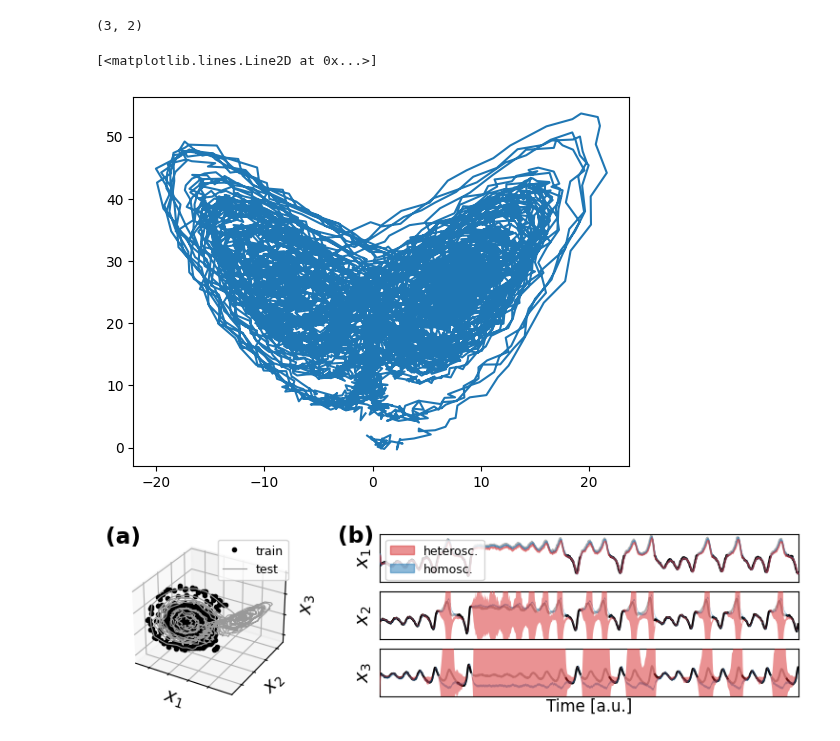
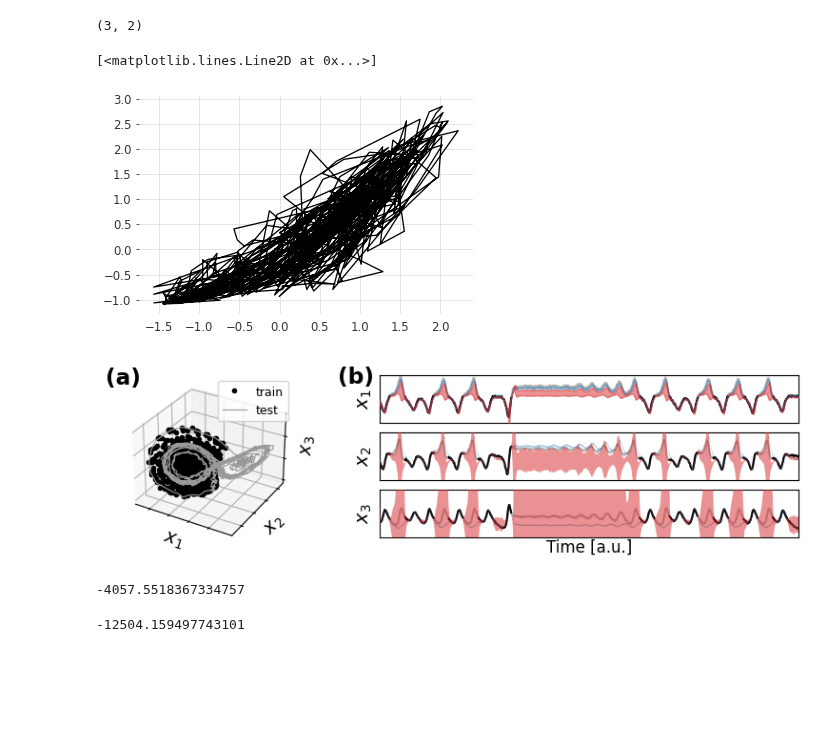
Before and after one commit to christiando/gaussian-toolbox, a Jupyter notebook: timeseries/experiments_scripts/Lorenz.ipynb, the cells around one changed output. Saved outputs shown, nothing was run; the diff lists cells and outputs as text; code cells hidden in the pictures; blank space fills up the shorter version.

```diff
--- a/timeseries/experiments_scripts/Lorenz.ipynb
+++ b/timeseries/experiments_scripts/Lorenz.ipynb
@@ -248,24 +248,26 @@ recommend_dims(x_tr)
 # %% [output]
 (3, 2)
 # %%
-pyplot.plot(x_all[:,0], x_tr[:,2], '')
+pyplot.plot(x_tr[:,0], x_tr[:,2], '')
 # %% [output]
 [<matplotlib.lines.Line2D at 0x...>]
-[figure, old version]
+[figure, new version]
 # %%
+from matplotlib import pyplot as plt
+plt.rcdefaults()
 plt.rc('font', size = 14)
 fig = plt.figure(figsize=(8,2))
 
-x_tr_nan = scaler.transform(numpy.copy(x_all[:4000:2,:]))
-x_tr_nan[x_all[:4000:2,0] > 0] = numpy.nan
-
+#x_tr_nan = scaler.transform(numpy.copy(x_all[:4000:2,:]))
+#x_tr_nan[x_all[:4000:2,0] > 0] = numpy.nan
+x_te = x_te_full
 x_te_nan = numpy.copy(x_te)
-x_te_nan[x_all[4000:6000:2,0] > 0] = numpy.nan
+x_te_nan[s_x.inverse_transform(x_te)[:,0] > 0] = numpy.nan
 
 ax1 = fig.add_axes([.05,.05,.25,.9], projection='3d')
 #ax.grid(False)
 
-ax1.plot(x_tr_nan[:,0], x_tr_nan[:,1], x_tr_nan[:,2], 'k.', label='train')
+ax1.plot(x_tr[:,0], x_tr[:,1], x_tr[:,2], 'k.', label='train')
 ax1.plot(x_te[:,0], x_te[:,1], x_te[:,2], color=[.6,.6,.6], label='test', lw=.8)
 
 ax1.set_xlabel("$x_1$", labelpad=-10)
@@ -294,7 +296,7 @@ ax2.set_ylim([-4,6])
 ax2.set_xticks([])
 ax2.set_yticks([])
 ax2.set_ylabel('$x_1$')
-ax2.legend(loc=2, facecolor=(1, 1, 1, 1), fontsize=9)
+#ax2.legend(loc=2, facecolor=(1, 1, 1, 1), fontsize=9)
 ax2.set_title('(b)', loc='left', fontweight='bold', x=-.1, y=.66)
 ax3 = fig.add_axes([.4,.4,.55,.25])
 idx = 1
@@ -329,4 +331,12 @@ plt.savefig('../../figs/aistats22/lorenz.pdf')
 plt.savefig('../../figs/aistats22/lorenz.png', dpi=300)
 plt.show()
 # %% [output]
-[figure, old version]
+[figure, new version]
+# %%
+hsk.compute_predictive_log_likelihood(x_te)
+# %% [output]
+-4057.5518367334757
+# %%
+lin.compute_predictive_log_likelihood(x_te)
+# %% [output]
+-12504.159497743101
```
Also changed, not shown: parts of 8 cells of this notebook, 11 other files.
